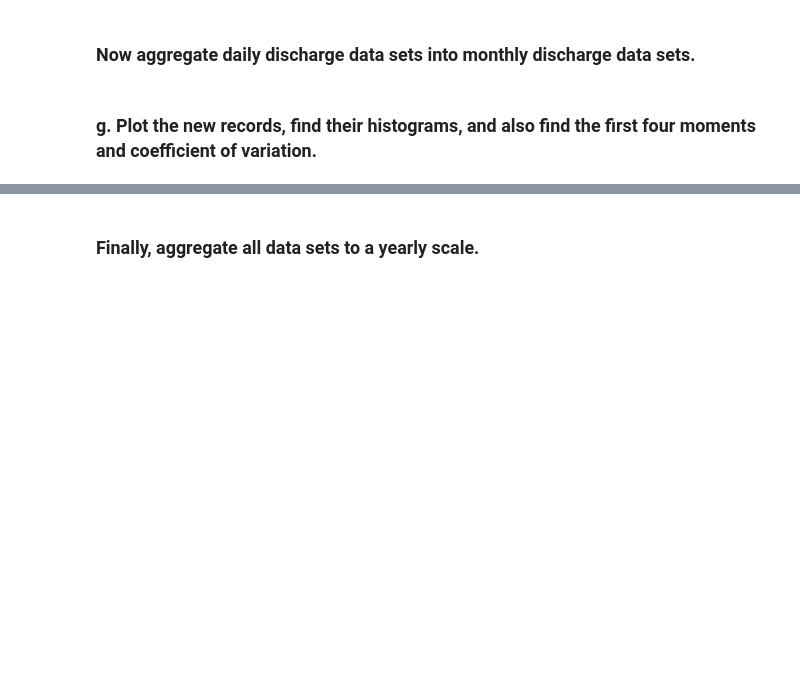
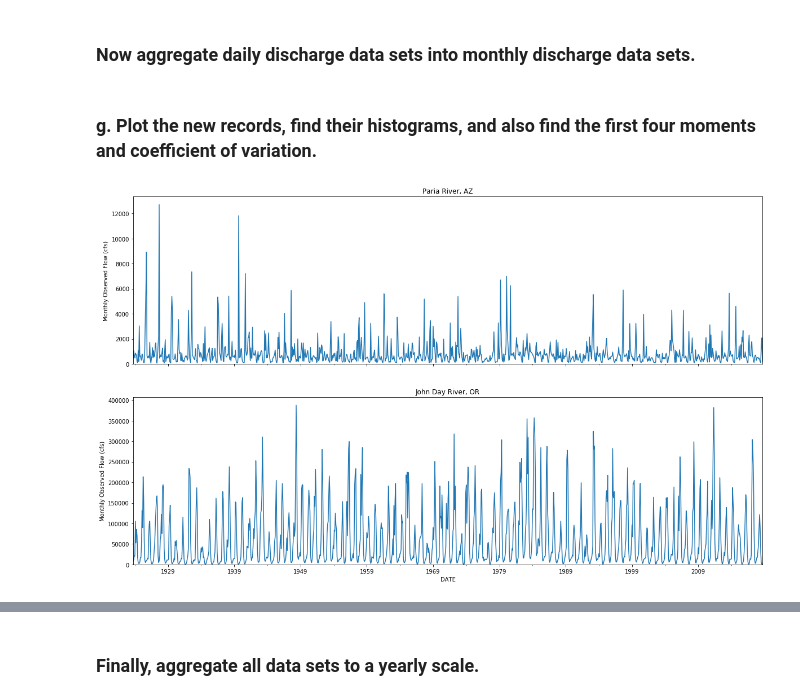
Before and after one commit to klarrieu/HYD142, a Jupyter notebook: Project.ipynb, the cells around one changed output, grey strips where cells are left out. Drawn from its saved outputs; the diff is of its cells as text; code cells hidden in the pictures; blank space fills up the shorter version.

```diff
--- a/Project.ipynb
+++ b/Project.ipynb
@@ -94,4 +173,26 @@ The scale of the Paria River streamflow is 55 days, while the scale of the John
 # %% [markdown]
 ### Now aggregate daily discharge data sets into monthly discharge data sets.
+# %%
+for df in [df_az, df_or]:
+    df['month'] = [d.month for d in df['DATE']]
+    df['year'] = [d.year for d in df['DATE']]
+
+per = df_az.DATE.dt.to_period("M")
+mdf_az = df_az.groupby(per).sum()
+per = df_or.DATE.dt.to_period("M")
+mdf_or = df_or.groupby(per).sum()
 # %% [markdown]
 ### g. Plot the new records, find their histograms, and also find the first four moments and coefficient of variation.
+# %%
+# plots
+fig, ax = plt.subplots(2, 1, sharex=True, figsize=(20, 12))
+mdf_az.Flow.plot(ax=ax[0])
+ax[0].set(title='Paria River, AZ')
+mdf_or.Flow.plot(ax=ax[1])
+ax[1].set(title='John Day River, OR')
+for axis in ax:
+    axis.set(xlim=[mdf_az.index.tolist()[0], mdf_az.index.tolist()[-1]], ylabel='Monthly Observed Flow (cfs)')
+    axis.set_ylim(bottom=0)
+plt.show()
+# %% [output]
+[figure, added]
```
Also changed, not shown: parts of 26 cells of this notebook.
